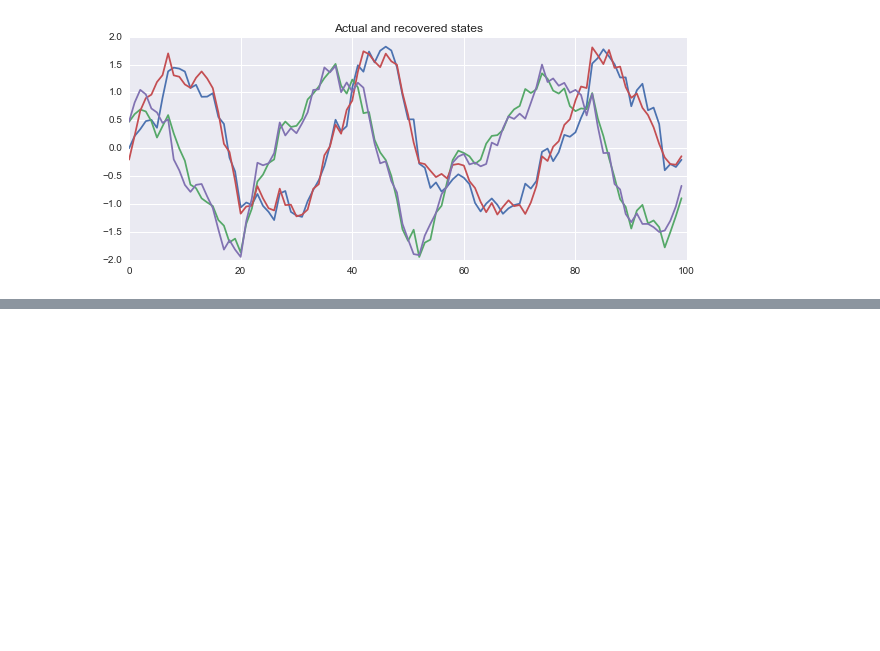
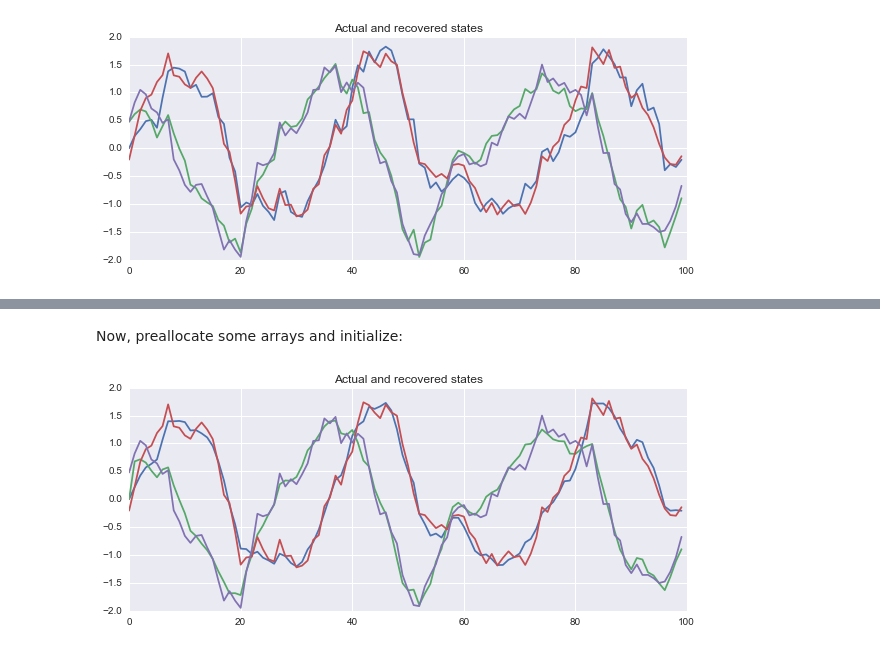
Before and after one commit to jmxpearson/laf, a Jupyter notebook: kalman_integration_tests.ipynb, the cells around one changed output, grey strips where cells are left out. Drawn from its saved outputs; the diff is of its cells as text; code cells hidden in the pictures; blank space fills up the shorter version.

```diff
--- a/kalman_integration_tests.ipynb
+++ b/kalman_integration_tests.ipynb
@@ -93,6 +105,7 @@ PP = np.empty((Ny, Nm, Nm))
 v = np.empty((Ny, Np))
 F = np.empty((Ny, Np, Np))
 K = np.empty((Ny, Nm, Np))
+L = np.empty((Ny, Nm, Nm))
 # %% [markdown]
 Set some priors:
 # %%
@@ -117,9 +119,10 @@ for t in xrange(Ny):
     aa[t] = a[t] + P[t].dot(Z.T).dot(Finv).dot(v[t])
     PP[t] = P[t] - P[t].dot(Z.T).dot(Finv).dot(Z).dot(P[t])
     K[t] = T.dot(P[t]).dot(Z.T).dot(Finv)
+    L[t] = T - K[t].dot(Z)
     if t + 1 < Ny:
         a[t + 1] = T.dot(a[t]) + K[t].dot(v[t])
-        P[t + 1] = T.dot(P[t]).dot((T - K[t].dot(Z)).T) + R.dot(Q).dot(R.T)
+        P[t + 1] = T.dot(P[t]).dot(L[t].T) + R.dot(Q).dot(R.T)
 # %%
 plt.figure(figsize=(10, 4))
 plt.plot(aa)
@@ -130,0 +152,28 @@ pass
+# %% [markdown]
+Now, preallocate some arrays and initialize:
+# %%
+r = np.empty((Ny, Nm))
+ahat = np.empty((Ny, Nm))
+N = np.empty((Ny, Nm, Nm))
+V = np.empty((Ny, Nm, Nm))
+
+ahat[0] = a_init
+V[0] = P_init
+r[-1] = 0
+N[-1] = 0
+# %%
+for t in xrange(Ny - 1, 0, -1):
+    Finv = np.linalg.inv(F[t])
+
+    r[t - 1] = Z.T.dot(Finv).dot(v[t]) + L[t].T.dot(r[t])
+    N[t - 1] = Z.T.dot(Finv).dot(Z) + L[t].T.dot(N[t]).dot(L[t])
+    ahat[t] = a[t] + P[t].dot(r[t - 1])
+    V[t] = P[t] - P[t].dot(N[t - 1]).dot(P[t])
+# %%
+plt.figure(figsize=(10, 4))
+plt.plot(ahat)
+plt.plot(alpha)
+plt.title('Actual and recovered states')
+pass
+# %% [output]
+[figure, added]
```
Also changed, not shown: parts of 4 cells of this notebook.
